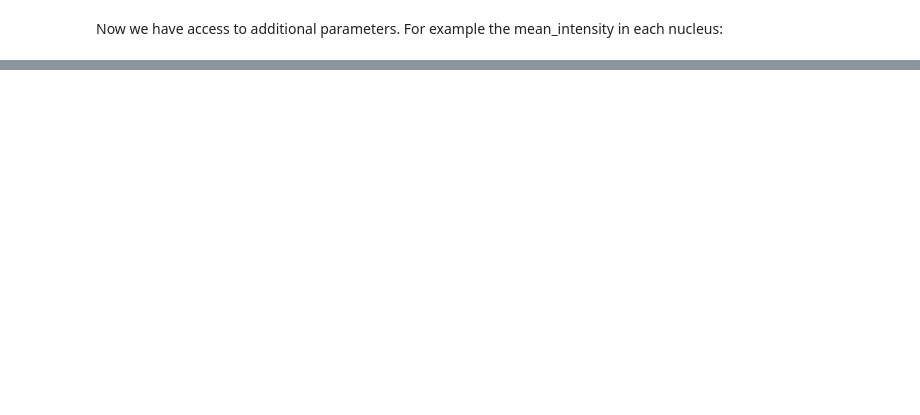
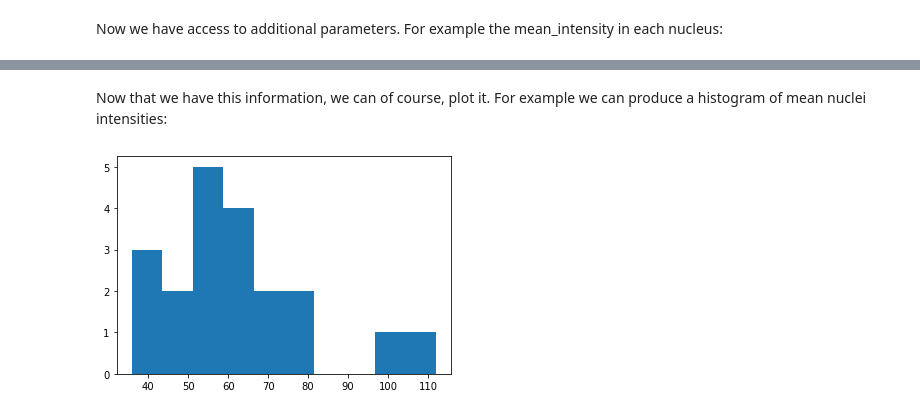
Before and after one commit to guiwitz/PyImageCourse_beginner, a Jupyter notebook: 12-Regions.ipynb, the cells around one changed output, grey strips where cells are left out. Saved outputs shown, nothing was run; the diff lists cells and outputs as text; code cells hidden in the pictures; blank space fills up the shorter version.

Commit message:
updated with regionprops_table

```diff
--- a/12-Regions.ipynb
+++ b/12-Regions.ipynb
@@ -83,4 +71,4 @@
 # %%
-my_regions = skimage.measure.regionprops(my_labels,intensity_image=image_nuclei)
+my_regions = skimage.measure.regionprops_table(my_labels,intensity_image=image_signal, properties=('label','area','mean_intensity'))
 # %% [markdown]
 Now we have access to additional parameters. For example the mean_intensity in each nucleus:
@@ -86,0 +88,6 @@ Now we have access to additional parameters. For example the mean_intensity in e
+# %% [markdown]
+Now that we have this information, we can of course, plot it. For example we can produce a histogram of mean nuclei intensities:
+# %%
+plt.hist(my_regions['mean_intensity']);
+# %% [output]
+[figure, added]
```
Also changed, not shown: parts of 50 cells of this notebook.
